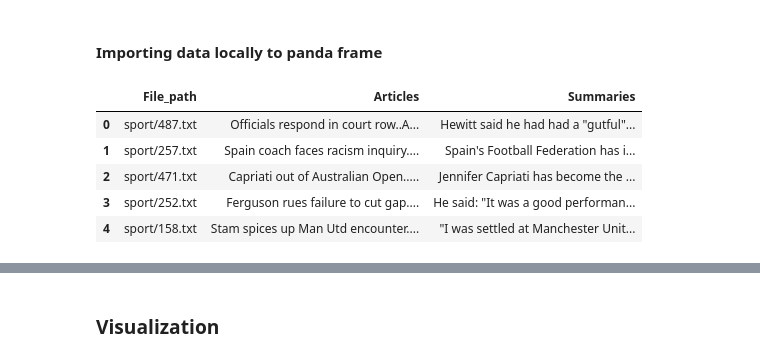
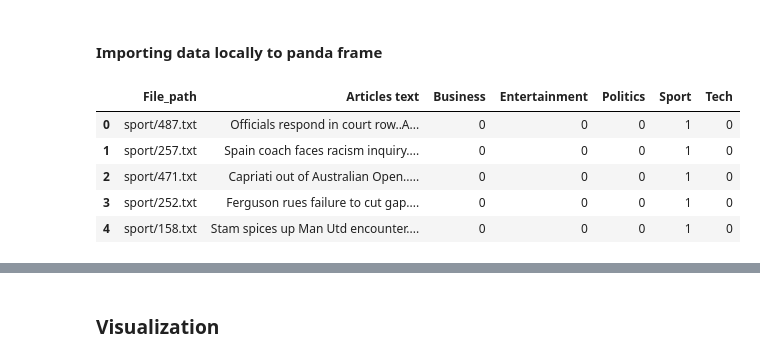
Before and after one commit to samancha/nlp-master, a Jupyter notebook: mod3/NLP_mod3_assignment.ipynb, the cells around one changed output, grey strips where cells are left out. Drawn from its saved outputs; the diff is of its cells as text; code cells hidden in the pictures.

```diff
--- a/mod3/NLP_mod3_assignment.ipynb
+++ b/mod3/NLP_mod3_assignment.ipynb
@@ -49,40 +51,59 @@ is_ent = []
 is_politics = []
 is_tech =[]
 for cls in classes:
     files = os.listdir(Articles_dir + cls)
 
     for file in files:
         article_file_path = Articles_dir + cls + '/' + file
         # summary_file_path = Summaries_dir + cls + '/' + file
         try:
             with open (article_file_path,'r') as f:
                 articles.append('.'.join([line.rstrip() for line in f.readlines()]))
             # with open (summary_file_path,'r') as f:
             #     summaries.append('.'.join([line.rstrip() for line in f.readlines()]))
             file_arr.append(cls + '/' + file)
 
             match cls:
               case "sport":
                 is_sport.append(1)
+                is_biz.append(0)
+                is_ent.append(0)
+                is_politics.append(0)
+                is_tech.append(0)
               case "tech":
+                is_sport.append(0)
+                is_biz.append(0)
+                is_ent.append(0)
+                is_politics.append(0)
                 is_tech.append(1)
               case "business":
+                is_sport.append(0)
                 is_biz.append(1)
+                is_ent.append(0)
+                is_politics.append(0)
+                is_tech.append(0)
               case "entertainment":
-                is_ent().append(1)
+                is_sport.append(0)
+                is_biz.append(0)
+                is_ent.append(1)
+                is_politics.append(0)
+                is_tech.append(0)
               case "politics":
+                is_sport.append(0)
+                is_biz.append(0)
+                is_ent.append(0)
                 is_politics.append(1)
-
+                is_tech.append(0)
         except:
             pass
 
-dataset = pd.DataFrame({'File_path':file_arr,'Articles text': articles,'Business': is_biz})
+df = pd.DataFrame({'File_path':file_arr,'Articles text': articles,'Business': is_biz, 'Entertainment': is_ent, 'Politics': is_politics, 'Sport': is_sport, 'Tech': is_tech})
 # dataset['Articles'][0]
-dataset.head()
+df.head()
 # %% [output]
-|  | File_path | Articles | Summaries |
-| 0 | sport/487.txt | Officials respond in court row..A... | Hewitt said he had had a "gutful"... |
-| 1 | sport/257.txt | Spain coach faces racism inquiry.... | Spain's Football Federation has i... |
-| 2 | sport/471.txt | Capriati out of Australian Open..... | Jennifer Capriati has become the ... |
-| 3 | sport/252.txt | Ferguson rues failure to cut gap.... | He said: "It was a good performan... |
-| 4 | sport/158.txt | Stam spices up Man Utd encounter.... | "I was settled at Manchester Unit... |
+|  | File_path | Articles text | Business | Entertainment | Politics | Sport | Tech |
+| 0 | sport/487.txt | Officials respond in court row..A... | 0 | 0 | 0 | 1 | 0 |
+| 1 | sport/257.txt | Spain coach faces racism inquiry.... | 0 | 0 | 0 | 1 | 0 |
+| 2 | sport/471.txt | Capriati out of Australian Open..... | 0 | 0 | 0 | 1 | 0 |
+| 3 | sport/252.txt | Ferguson rues failure to cut gap.... | 0 | 0 | 0 | 1 | 0 |
+| 4 | sport/158.txt | Stam spices up Man Utd encounter.... | 0 | 0 | 0 | 1 | 0 |
```
Also changed, not shown: parts of 6 cells of this notebook.
